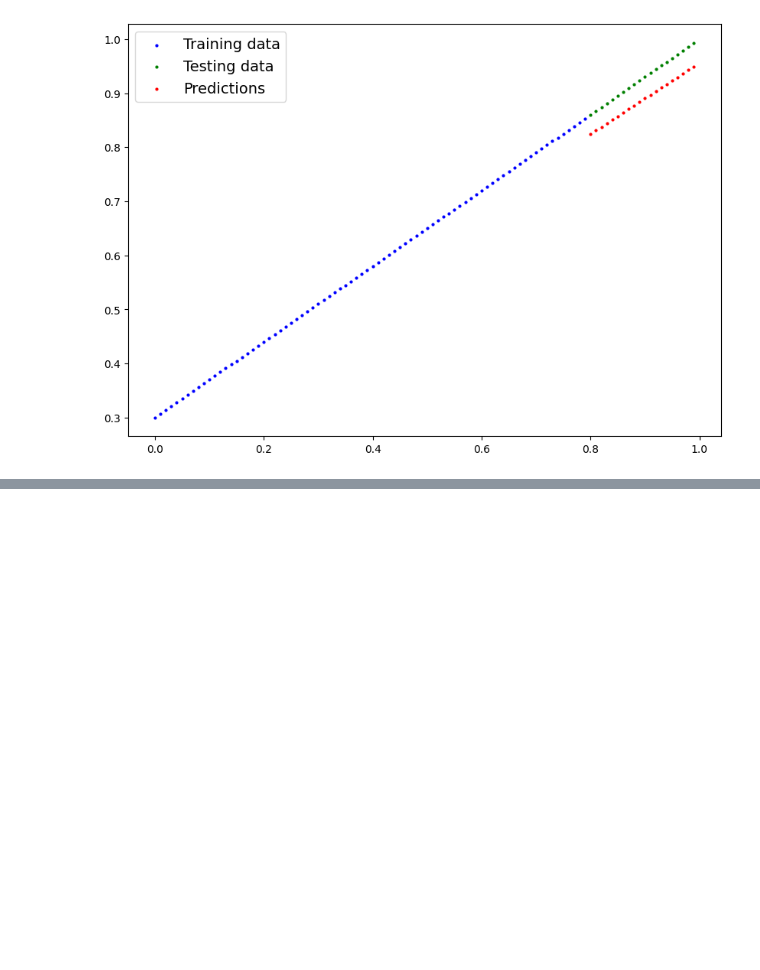
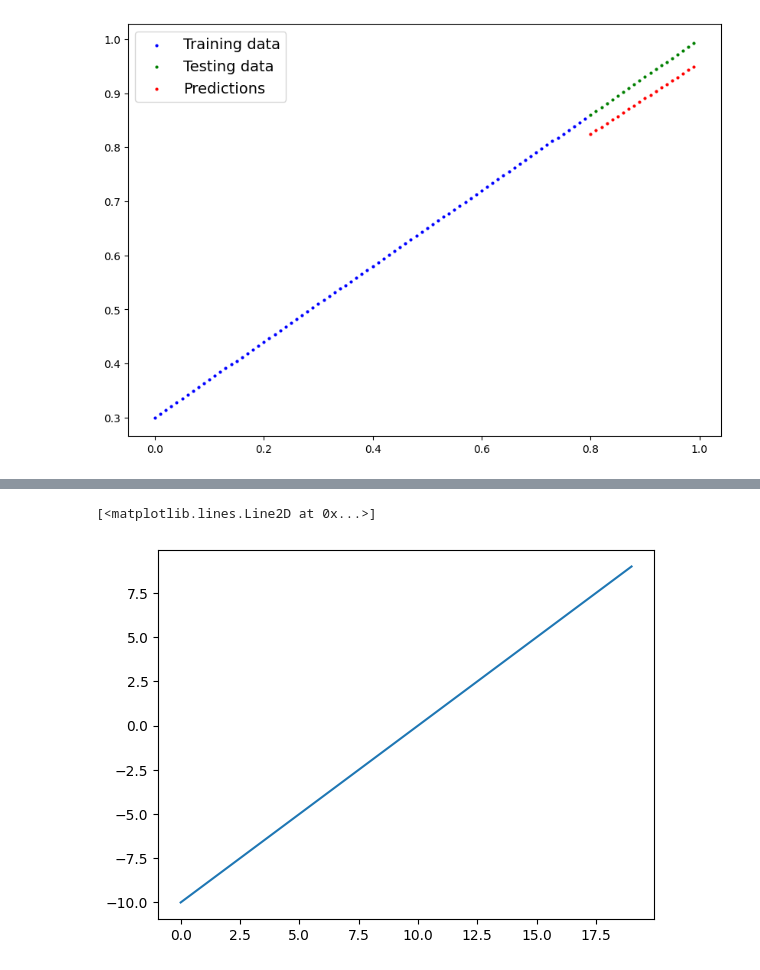
Before and after one commit to srikrish2812/pytorch_practice, a Jupyter notebook: torch_2_classification.ipynb, the cells around one changed output, grey strips where cells are left out. Saved outputs shown, nothing was run; the diff lists cells and outputs as text; code cells hidden in the pictures; blank space fills up the shorter version.

```diff
--- a/torch_2_classification.ipynb
+++ b/torch_2_classification.ipynb
@@ -598,0 +749,5 @@ plot_predictions(
+# %%
+plt.plot(A)
+# %% [output]
+[<matplotlib.lines.Line2D at 0x...>]
+[figure, added]
```
Also changed, not shown: parts of 25 cells of this notebook.
